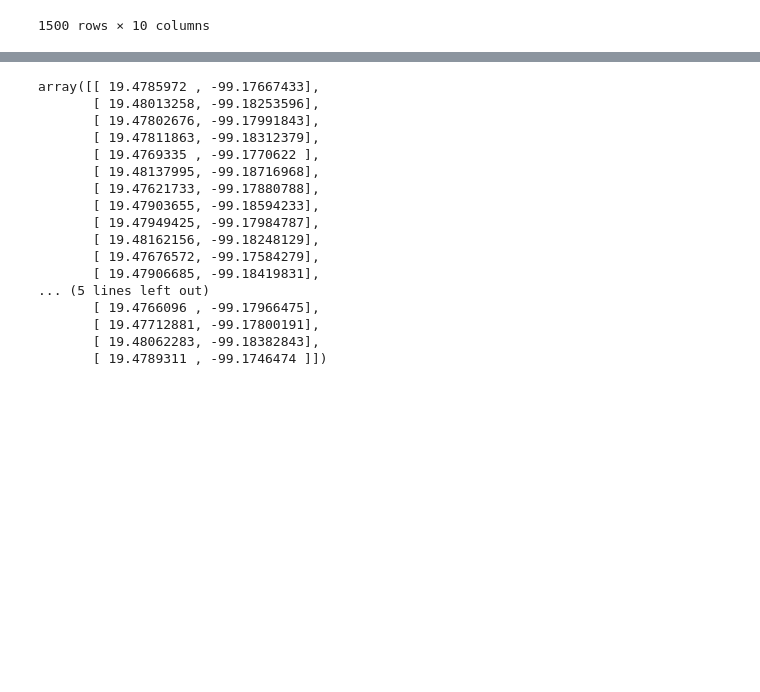
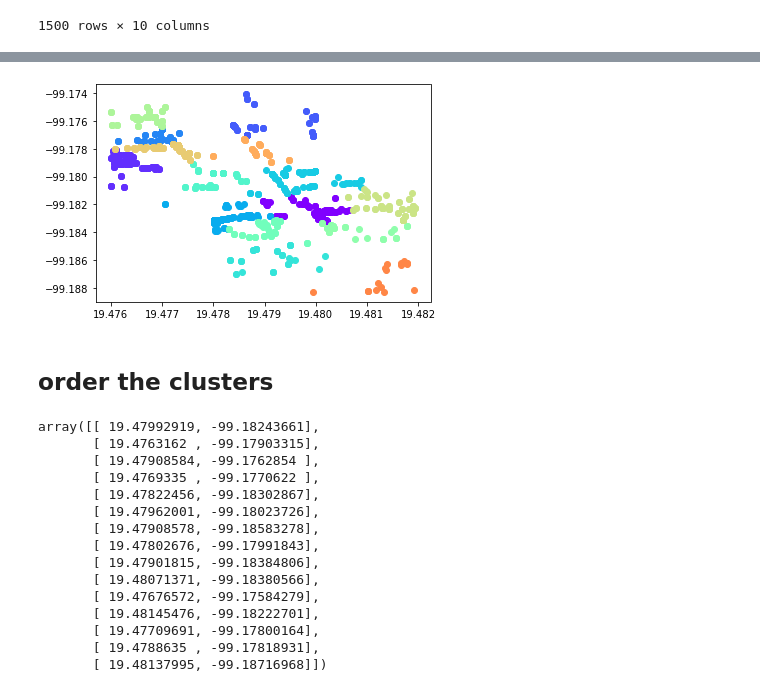
Before and after one commit to DanielFadlon/SalesForceProject, a Jupyter notebook: DY_Salesforce_project.ipynb, the cells around one changed output, grey strips where cells are left out. Cells and saved outputs as stored; diff of their text form; code cells hidden in the pictures; blank space fills up the shorter version.

```diff
--- a/DY_Salesforce_project.ipynb
+++ b/DY_Salesforce_project.ipynb
@@ -94,0 +110,16 @@ array([ 2,  2,  2, ..., 13, 13, 13], dtype=int32)
+# %%
+# seperate the instances to clusters
+
+# get labels
+labels = best_kmeans.fit_predict(dataset)
+
+# init dictionary
+dict_of_clusters = {cluster: [] for cluster in range(best_k)}
+
+for idx, instance in enumerate(dataset):
+    dict_of_clusters[labels[idx]].append(instance)
+# %%
+# print cluster sizes
+for cluster, instances in dict_of_clusters.items():
+    print(f'------Cluster {cluster}: {len(instances)} jobs --------')
+    print()
@@ -95,22 +144,32 @@ array([ 2,  2,  2, ..., 13, 13, 13], dtype=int32)
+# %%
+# plot the results
+clusters = [c for c in range(best_k)]
+colors = cm.rainbow(np.linspace(0, 1, Ks[3]))
+for cluster, c in zip(clusters, colors):
+    data = np.array(dict_of_clusters[cluster])
+    plt.scatter(data[:, 0], data[:, 1], color=c)
+# %% [output]
+[figure, added]
+# %% [markdown]
+## order the clusters
 # %%
-centers = kmeans.cluster_centers_
+# print the centers
+centers = best_kmeans.cluster_centers_
 centers
 # %% [output]
-array([[ 19.4785972 , -99.17667433],
-       [ 19.48013258, -99.18253596],
+array([[ 19.47992919, -99.18243661],
+       [ 19.4763162 , -99.17903315],
+       [ 19.47908584, -99.1762854 ],
+       [ 19.4769335 , -99.1770622 ],
+       [ 19.47822456, -99.18302867],
+       [ 19.47962001, -99.18023726],
+       [ 19.47908578, -99.18583278],
        [ 19.47802676, -99.17991843],
-       [ 19.47811863, -99.18312379],
-       [ 19.4769335 , -99.1770622 ],
-       [ 19.48137995, -99.18716968],
-       [ 19.47621733, -99.17880788],
-       [ 19.47903655, -99.18594233],
-       [ 19.47949425, -99.17984787],
-       [ 19.48162156, -99.18248129],
+       [ 19.47901815, -99.18384806],
+       [ 19.48071371, -99.18380566],
        [ 19.47676572, -99.17584279],
-       [ 19.47906685, -99.18419831],
-... (5 lines left out)
-       [ 19.4766096 , -99.17966475],
-       [ 19.47712881, -99.17800191],
-       [ 19.48062283, -99.18382843],
-       [ 19.4789311 , -99.1746474 ]])
+       [ 19.48145476, -99.18222701],
+       [ 19.47709691, -99.17800164],
+       [ 19.4788635 , -99.17818931],
+       [ 19.48137995, -99.18716968]])
 # %%
```
Also changed, not shown: parts of 23 cells of this notebook, 1 other file.
